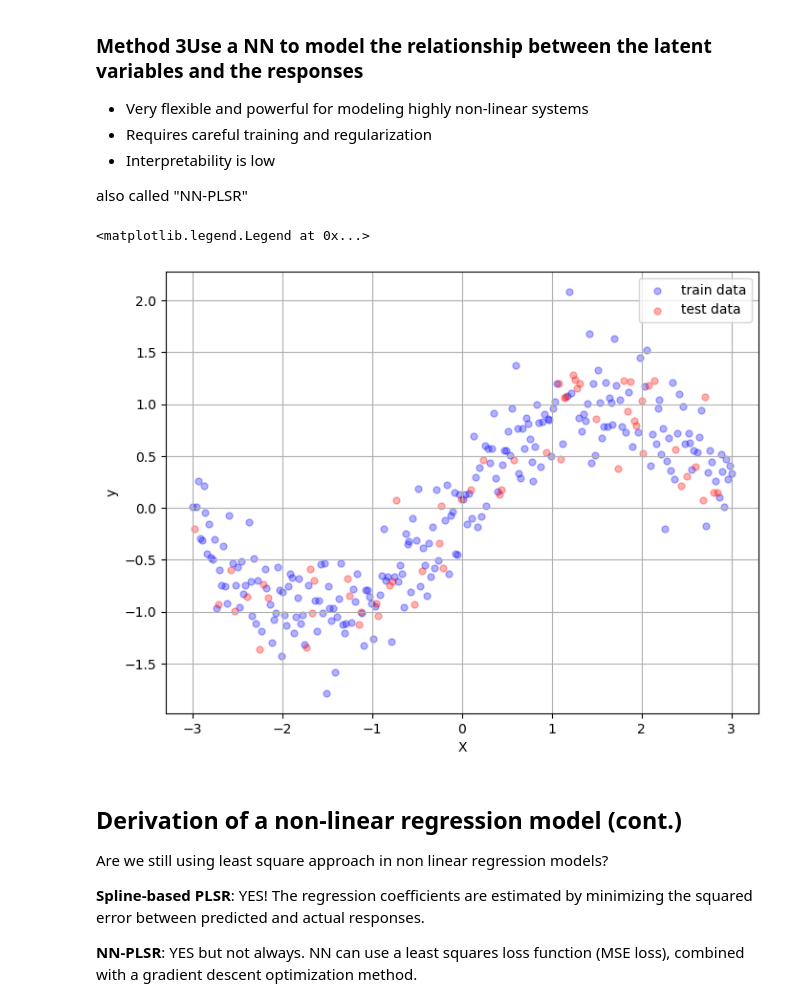
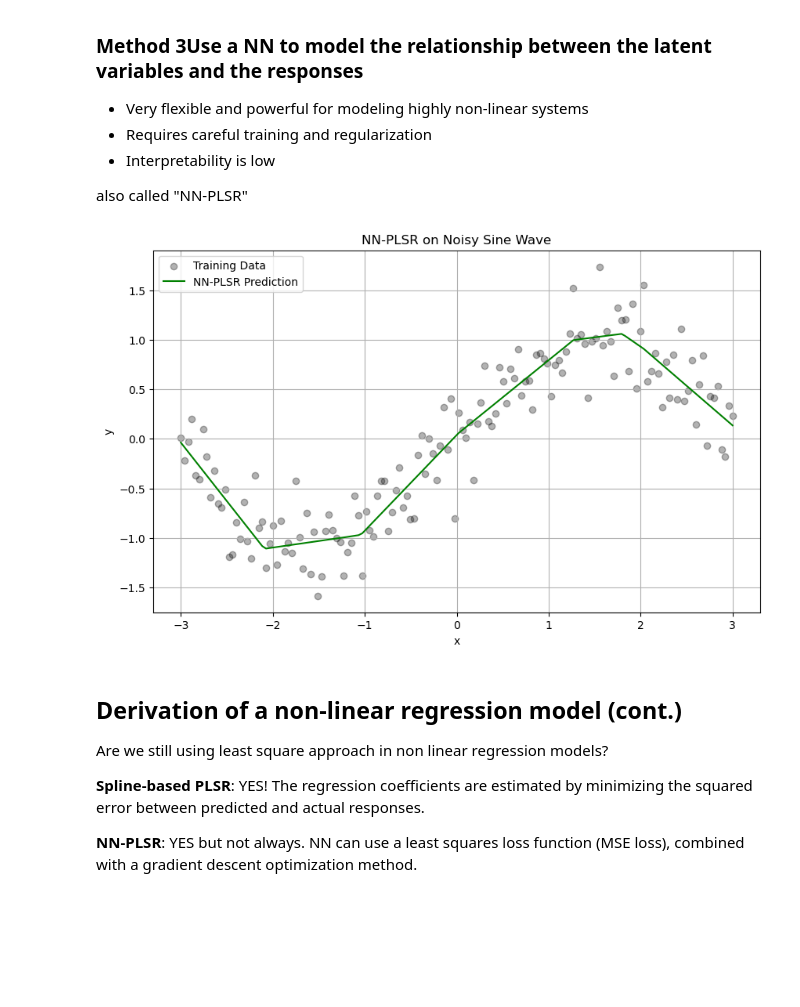
Before and after one commit to coxnevad/NTNU_TK8117_2025, a Jupyter notebook: advanced_week_03/group1/NonLinearPLSR.ipynb, the cells around one changed output. Drawn from its saved outputs; the diff is of its cells as text; code cells hidden in the pictures; blank space fills up the shorter version.

Commit message:
Example NN-PLSR

```diff
--- a/advanced_week_03/group1/NonLinearPLSR.ipynb
+++ b/advanced_week_03/group1/NonLinearPLSR.ipynb
@@ -257,16 +257,66 @@ also called "Spline-based PLSR"
 
 also called "NN-PLSR"
 # %%
-#Insert example on NN. Eloise
-plt.figure(figsize=(8, 6))
-plt.scatter(X_train, y_train, label="train data", alpha=0.3, color='blue', s=25)
-plt.scatter(X_test, y_test, label="test data", alpha=0.3, color='red', s=25)
-plt.xlabel("X"); plt.ylabel("y")
-plt.grid()
+import torch
+import torch.nn as nn
+
+np.random.seed(42)
+n_points=150
+x = np.linspace(-3, 3, n_points).reshape(-1, 1)
+y = np.sin(x).ravel() + 0.3*np.random.randn(n_points)
+
+# Convert to PyTorch tensors
+x_tensor = torch.tensor(x, dtype=torch.float32).view(-1, 1)
+y_tensor = torch.tensor(y, dtype=torch.float32).view(-1, 1)
+
+# Define a simple neural network for regression
+class RegressionNN(nn.Module):
+    def __init__(self):
+        nb_nodes = 8
+        super(RegressionNN, self).__init__()
+        self.model = nn.Sequential(
+            nn.Linear(1, nb_nodes),
+            nn.ReLU(),
+            nn.Linear(nb_nodes, nb_nodes),
+            nn.ReLU(),
+            nn.Linear(nb_nodes, 1)
+        )
+
+    def forward(self, x):
+        return self.model(x)
+
+# Instantiate the model, define loss function and optimizer
+model = RegressionNN()
+criterion = nn.MSELoss()
+optimizer = torch.optim.Adam(model.parameters(), lr=0.01)
+
+# Train the model
+epochs = 1000
+for epoch in range(epochs):
+    model.train()
+    optimizer.zero_grad()
+    outputs = model(x_tensor)
+    loss = criterion(outputs, y_tensor)
+    loss.backward()
+    optimizer.step()
+
+# Predict using the trained model
+model.eval()
+predicted = model(x_tensor).detach().numpy()
+
+# Plot the original sine wave, noisy data, and model predictions
+plt.figure(figsize=(10, 6))
+# plt.plot(x, np.sin(x), label='Original Sine Wave', linestyle='--')
+plt.scatter(x, y, label='Training Data', alpha=0.3, color='black')
+plt.plot(x, predicted, label='NN-PLSR Prediction', color='green')
 plt.legend()
+plt.title('NN-PLSR on Noisy Sine Wave')
+plt.xlabel('x')
+plt.ylabel('y')
+plt.grid(True)
+plt.show()
 # %% [output]
-<matplotlib.legend.Legend at 0x...>
-[figure, old version]
+[figure, new version]
 # %% [markdown]
 ## Derivation of a non-linear regression model (cont.)
 Are we still using least square approach in non linear regression models?
```
